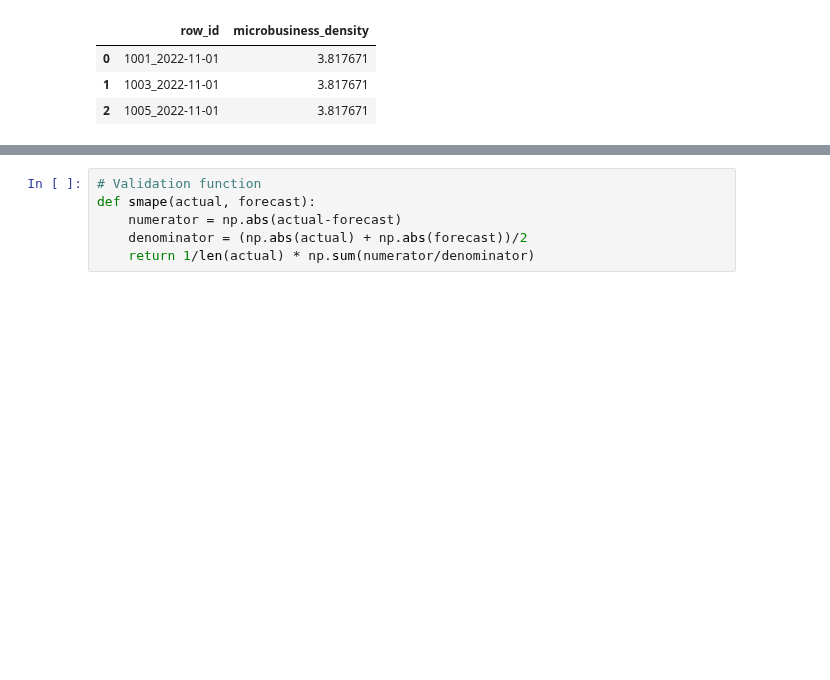
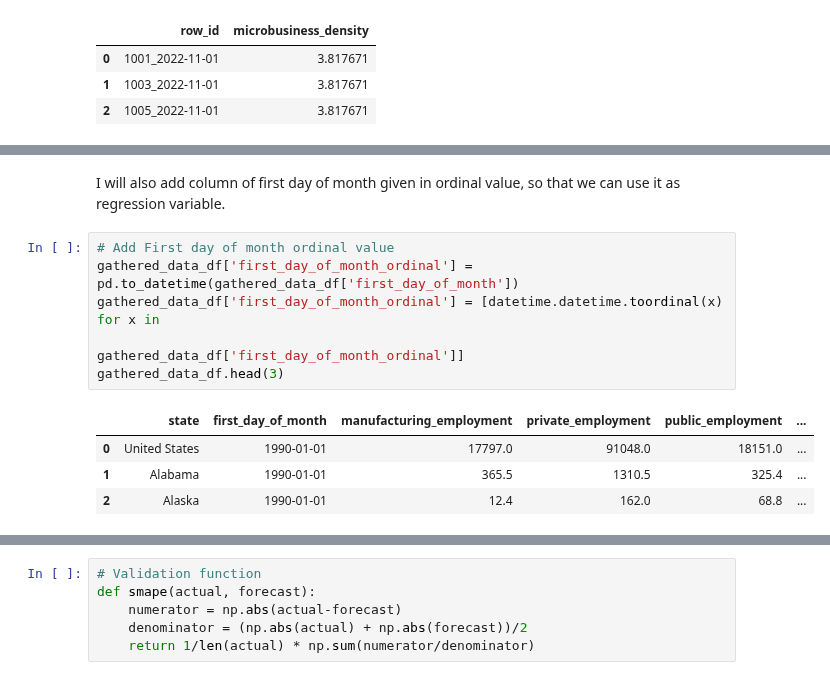
Before and after one commit to vroobelle93/03_GoDaddy, a Jupyter notebook: godaddy1.ipynb, the cells around one changed output, grey strips where cells are left out. Drawn from its saved outputs; the diff is of its cells as text; blank space fills up the shorter version.

```diff
--- a/godaddy1.ipynb
+++ b/godaddy1.ipynb
@@ -64,0 +170,13 @@ sample_submission.head(3)
+# %% [markdown]
+I will also add column of first day of month given in ordinal value, so that we can use it as regression variable.
+# %%
+# Add First day of month ordinal value
+gathered_data_df['first_day_of_month_ordinal'] = pd.to_datetime(gathered_data_df['first_day_of_month'])
+gathered_data_df['first_day_of_month_ordinal'] = [datetime.datetime.toordinal(x) for x in
+                                                  gathered_data_df['first_day_of_month_ordinal']]
+gathered_data_df.head(3)
+# %% [output]
+|  | state | first_day_of_month | manufacturing_employment | private_employment | public_employment | ... |
+| 0 | United States | 1990-01-01 | 17797.0 | 91048.0 | 18151.0 | ... |
+| 1 | Alabama | 1990-01-01 | 365.5 | 1310.5 | 325.4 | ... |
+| 2 | Alaska | 1990-01-01 | 12.4 | 162.0 | 68.8 | ... |
```
Also changed, not shown: parts of 33 cells of this notebook, 2 other files.
